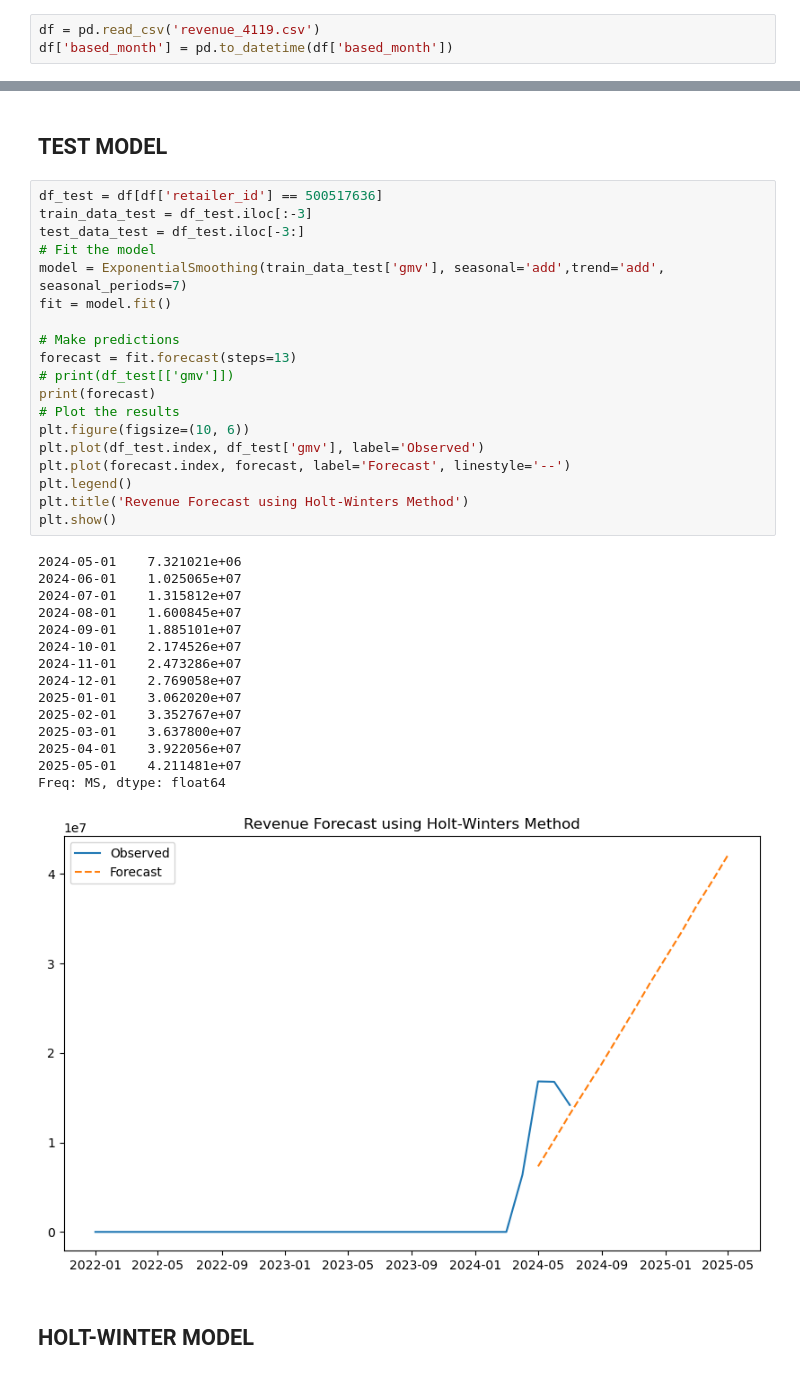
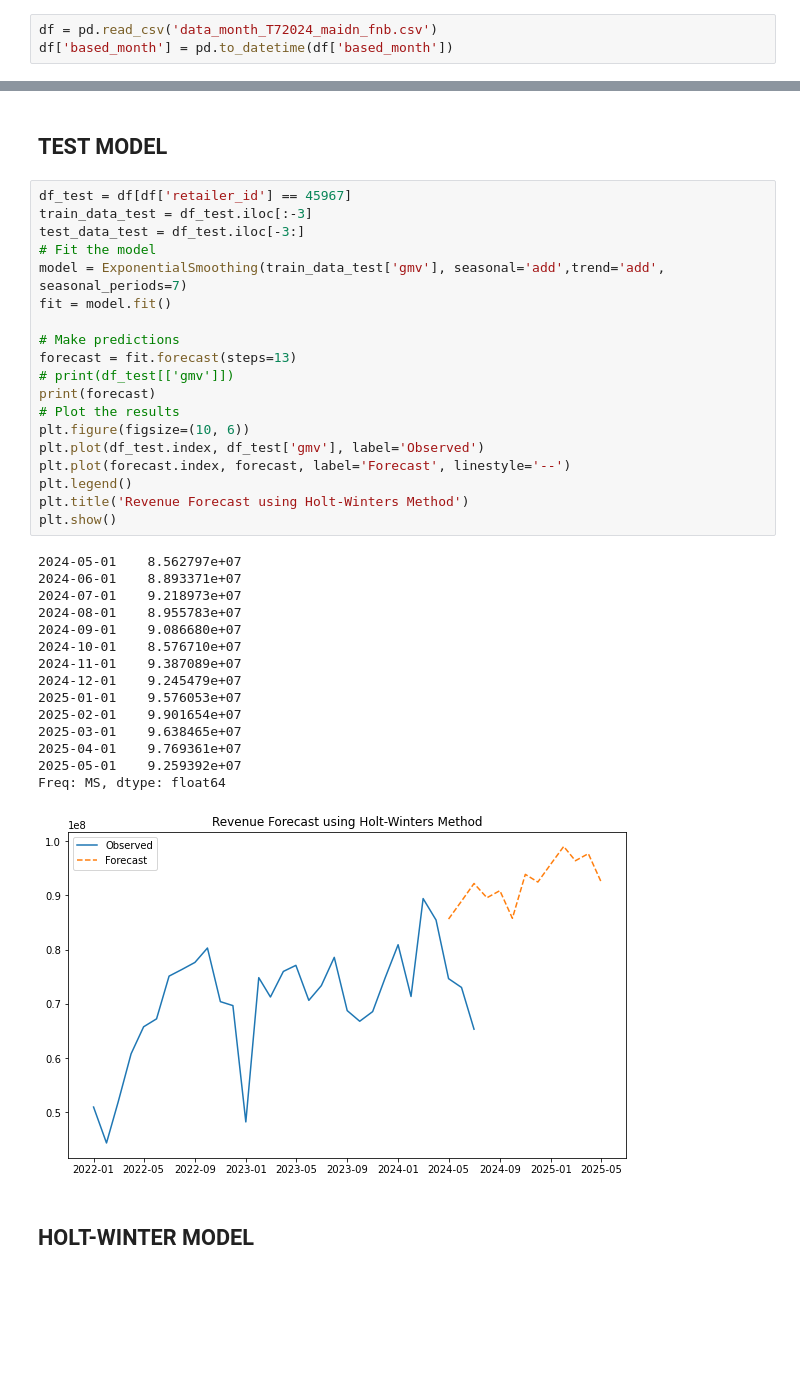
Before and after one commit to hungvu9311/Holt-Winter_Kfin_model, a Jupyter notebook: Holt-Winter.ipynb, the cells around one changed output, grey strips where cells are left out. Saved outputs shown, nothing was run; the diff lists cells and outputs as text; blank space fills up the shorter version.

```diff
--- a/Holt-Winter.ipynb
+++ b/Holt-Winter.ipynb
@@ -10,7 +10,7 @@ from itertools import product
 import warnings
 warnings.simplefilter(action='ignore', category=Warning)
 # %%
-df = pd.read_csv('revenue_4119.csv')
+df = pd.read_csv('data_month_T72024_maidn_fnb.csv')
 df['based_month'] = pd.to_datetime(df['based_month'])
 # %%
 df = df.set_index('based_month')
@@ -17,40 +34,40 @@ df = df.set_index('based_month')
 # %% [markdown]
 ## TEST MODEL
 # %%
-df_test = df[df['retailer_id'] == 500517636]
+df_test = df[df['retailer_id'] == 45967]
 train_data_test = df_test.iloc[:-3]
 test_data_test = df_test.iloc[-3:]
 # Fit the model
 model = ExponentialSmoothing(train_data_test['gmv'], seasonal='add',trend='add', seasonal_periods=7)
 fit = model.fit()
 
 # Make predictions
 forecast = fit.forecast(steps=13)
 # print(df_test[['gmv']])
 print(forecast)
 # Plot the results
 plt.figure(figsize=(10, 6))
 plt.plot(df_test.index, df_test['gmv'], label='Observed')
 plt.plot(forecast.index, forecast, label='Forecast', linestyle='--')
 plt.legend()
 plt.title('Revenue Forecast using Holt-Winters Method')
 plt.show()
 # %% [output]
-2024-05-01    7.321021e+06
-2024-06-01    1.025065e+07
-2024-07-01    1.315812e+07
-2024-08-01    1.600845e+07
-2024-09-01    1.885101e+07
-2024-10-01    2.174526e+07
-2024-11-01    2.473286e+07
-2024-12-01    2.769058e+07
-2025-01-01    3.062020e+07
-2025-02-01    3.352767e+07
-2025-03-01    3.637800e+07
-2025-04-01    3.922056e+07
-2025-05-01    4.211481e+07
+2024-05-01    8.562797e+07
+2024-06-01    8.893371e+07
+2024-07-01    9.218973e+07
+2024-08-01    8.955783e+07
+2024-09-01    9.086680e+07
+2024-10-01    8.576710e+07
+2024-11-01    9.387089e+07
+2024-12-01    9.245479e+07
+2025-01-01    9.576053e+07
+2025-02-01    9.901654e+07
+2025-03-01    9.638465e+07
+2025-04-01    9.769361e+07
+2025-05-01    9.259392e+07
 Freq: MS, dtype: float64
-[figure, old version]
+[figure, new version]
 # %% [markdown]
 ## HOLT-WINTER MODEL
 # %%
```
Also changed, not shown: parts of 7 cells of this notebook.
